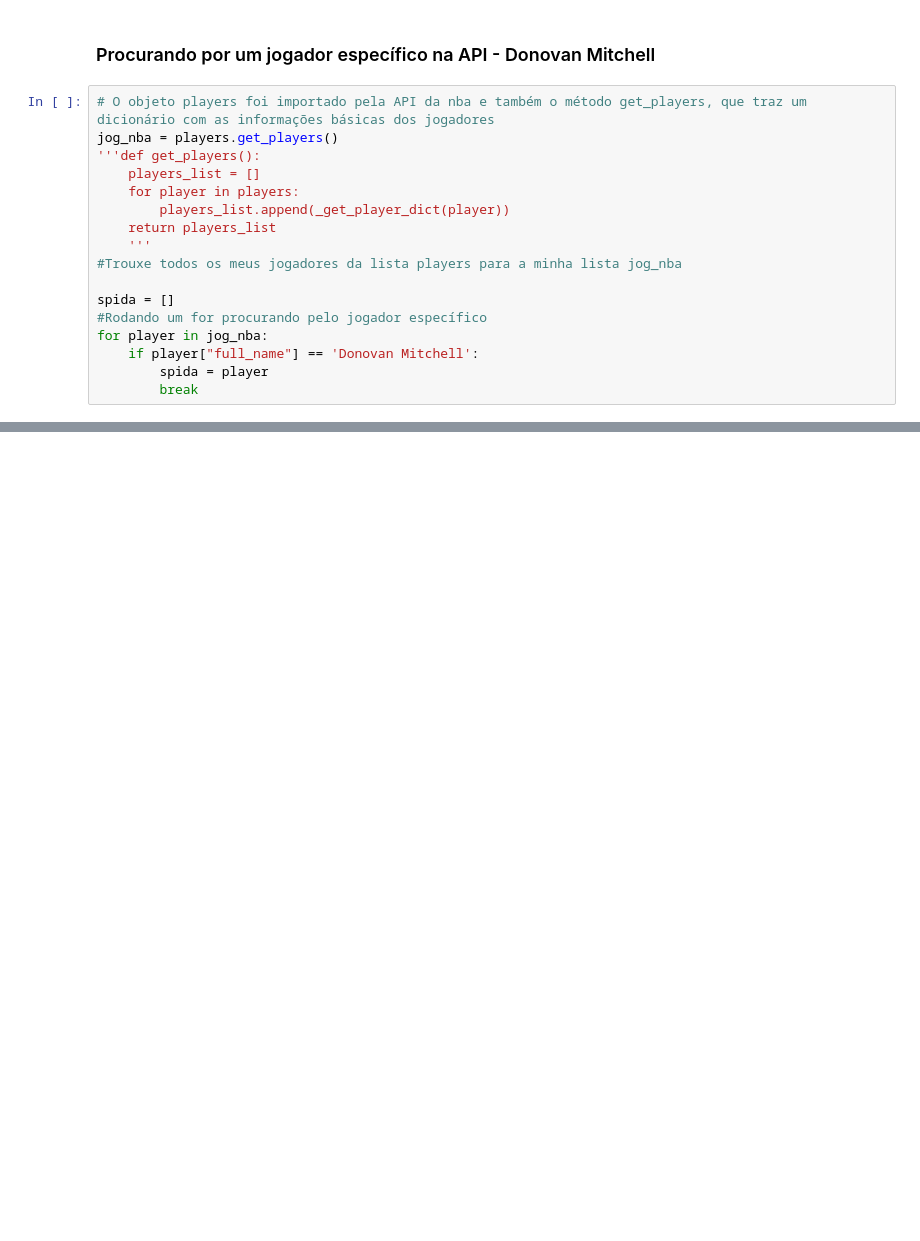
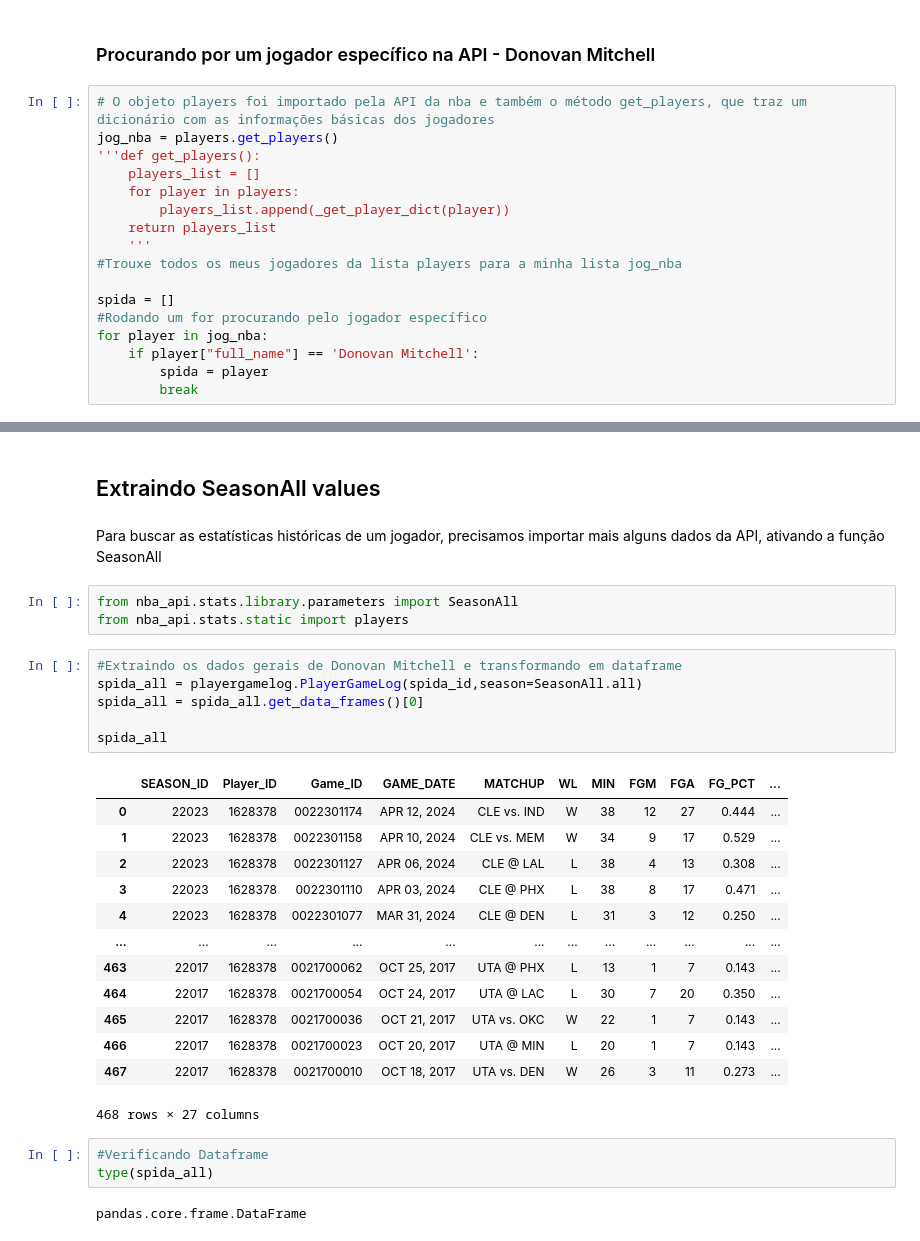
Before and after one commit to soadD/data_model, a Jupyter notebook: Projeto_Modelo_de_Análise_de_Dados.ipynb, the cells around one changed output, grey strips where cells are left out. Cells and saved outputs as stored; diff of their text form; blank space fills up the shorter version.

```diff
--- a/Projeto_Modelo_de_Análise_de_Dados.ipynb
+++ b/Projeto_Modelo_de_Análise_de_Dados.ipynb
@@ -50,0 +116,32 @@ spida_id = spida['id']
+# %% [markdown]
+## Extraindo SeasonAll values
+# %% [markdown]
+Para buscar as estatísticas históricas de um jogador, precisamos importar mais alguns dados da API, ativando a função SeasonAll
+# %%
+from nba_api.stats.library.parameters import SeasonAll
+from nba_api.stats.static import players
+# %%
+#Extraindo os dados gerais de Donovan Mitchell e transformando em dataframe
+spida_all = playergamelog.PlayerGameLog(spida_id,season=SeasonAll.all)
+spida_all = spida_all.get_data_frames()[0]
+
+spida_all
+# %% [output]
+|  | SEASON_ID | Player_ID | Game_ID | GAME_DATE | MATCHUP | WL | MIN | FGM | FGA | FG_PCT | ... |
+| 0 | 22023 | 1628378 | 0022301174 | APR 12, 2024 | CLE vs. IND | W | 38 | 12 | 27 | 0.444 | ... |
+| 1 | 22023 | 1628378 | 0022301158 | APR 10, 2024 | CLE vs. MEM | W | 34 | 9 | 17 | 0.529 | ... |
+| 2 | 22023 | 1628378 | 0022301127 | APR 06, 2024 | CLE @ LAL | L | 38 | 4 | 13 | 0.308 | ... |
+| 3 | 22023 | 1628378 | 0022301110 | APR 03, 2024 | CLE @ PHX | L | 38 | 8 | 17 | 0.471 | ... |
+| 4 | 22023 | 1628378 | 0022301077 | MAR 31, 2024 | CLE @ DEN | L | 31 | 3 | 12 | 0.250 | ... |
+| ... | ... | ... | ... | ... | ... | ... | ... | ... | ... | ... | ... |
+| 463 | 22017 | 1628378 | 0021700062 | OCT 25, 2017 | UTA @ PHX | L | 13 | 1 | 7 | 0.143 | ... |
+| 464 | 22017 | 1628378 | 0021700054 | OCT 24, 2017 | UTA @ LAC | L | 30 | 7 | 20 | 0.350 | ... |
+| 465 | 22017 | 1628378 | 0021700036 | OCT 21, 2017 | UTA vs. OKC | W | 22 | 1 | 7 | 0.143 | ... |
+| 466 | 22017 | 1628378 | 0021700023 | OCT 20, 2017 | UTA @ MIN | L | 20 | 1 | 7 | 0.143 | ... |
+| 467 | 22017 | 1628378 | 0021700010 | OCT 18, 2017 | UTA vs. DEN | W | 26 | 3 | 11 | 0.273 | ... |
+468 rows × 27 columns
+# %%
+#Verificando Dataframe
+type(spida_all)
+# %% [output]
+pandas.core.frame.DataFrame
```
Also changed, not shown: parts of 51 cells of this notebook.
